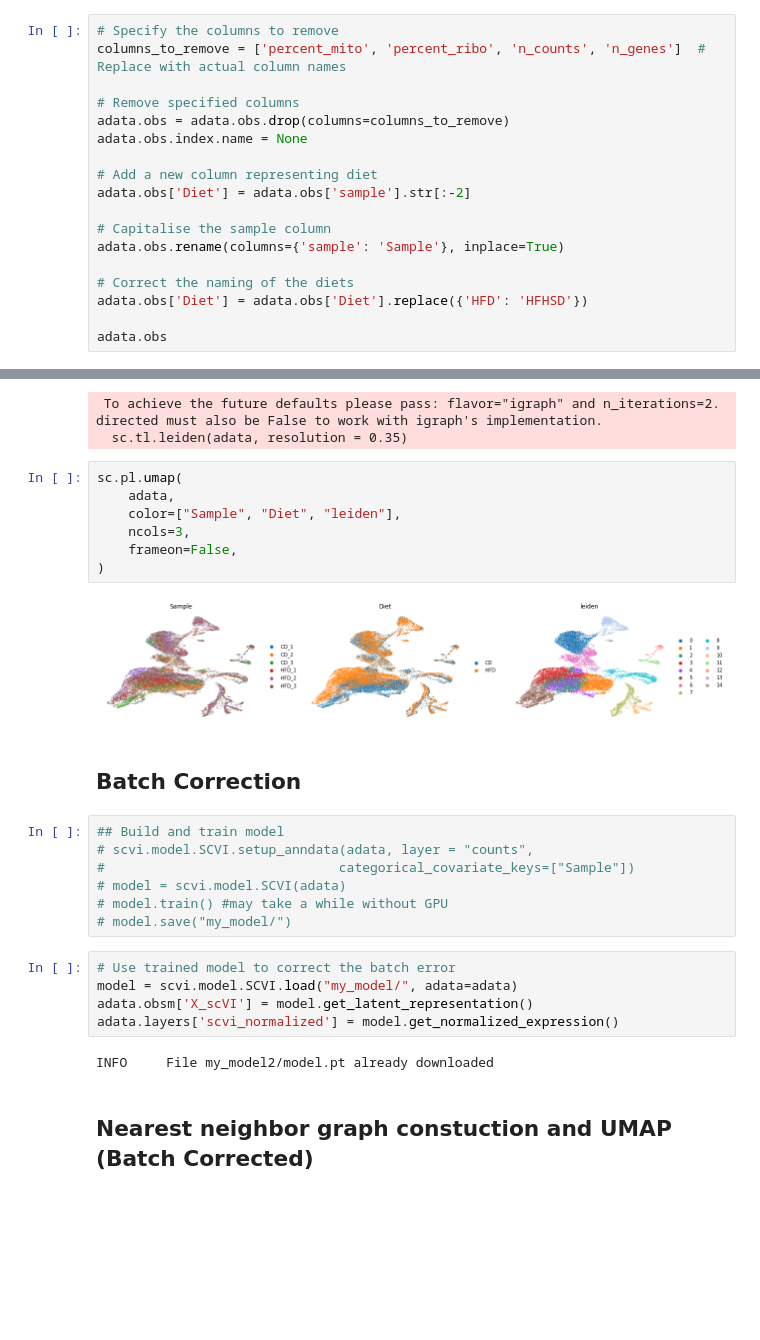
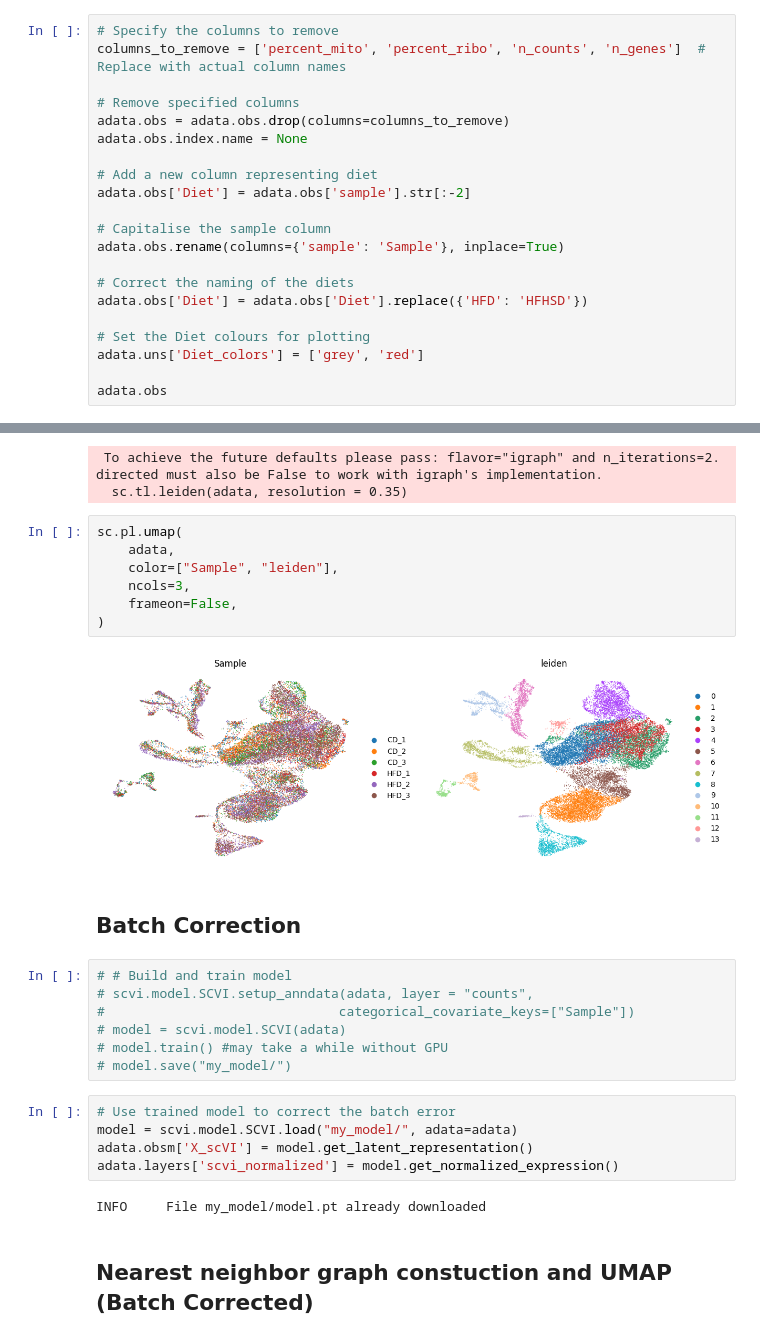
Before and after one commit to GlennRDx/scRNAseq-MSc-Analysis, a Jupyter notebook: upstream_analysis/crypt/preprocessing_and_umap.ipynb, the cells around one changed output, grey strips where cells are left out. Drawn from its saved outputs; the diff is of its cells as text; blank space fills up the shorter version.

```diff
--- a/upstream_analysis/crypt/preprocessing_and_umap.ipynb
+++ b/upstream_analysis/crypt/preprocessing_and_umap.ipynb
@@ -57,6 +55,9 @@ adata.obs.rename(columns={'sample': 'Sample'}, inplace=True)
 # Correct the naming of the diets
 adata.obs['Diet'] = adata.obs['Diet'].replace({'HFD': 'HFHSD'})
 
+# Set the Diet colours for plotting
+adata.uns['Diet_colors'] = ['grey', 'red']
+
 adata.obs
 # %% [output]
 |  | Sample | Diet |
@@ -315,16 +308,16 @@ sc.tl.leiden(adata, resolution = 0.35)
 # %%
 sc.pl.umap(
     adata,
-    color=["Sample", "Diet", "leiden"],
+    color=["Sample", "leiden"],
     ncols=3,
     frameon=False,
 )
 # %% [output]
-[figure, old version]
+[figure, new version]
 # %% [markdown]
 ## Batch Correction
 # %%
-## Build and train model
+# # Build and train model
 # scvi.model.SCVI.setup_anndata(adata, layer = "counts",
 #                              categorical_covariate_keys=["Sample"])
 # model = scvi.model.SCVI(adata)
@@ -336,6 +329,6 @@ model = scvi.model.SCVI.load("my_model/", adata=adata)
 adata.obsm['X_scVI'] = model.get_latent_representation()
 adata.layers['scvi_normalized'] = model.get_normalized_expression()
 # %% [output]
-INFO     File my_model2/model.pt already downloaded
+INFO     File my_model/model.pt already downloaded
 # %% [markdown]
 ## Nearest neighbor graph constuction and UMAP (Batch Corrected)
```
Also changed, not shown: parts of 22 cells of this notebook, 9 other files.
